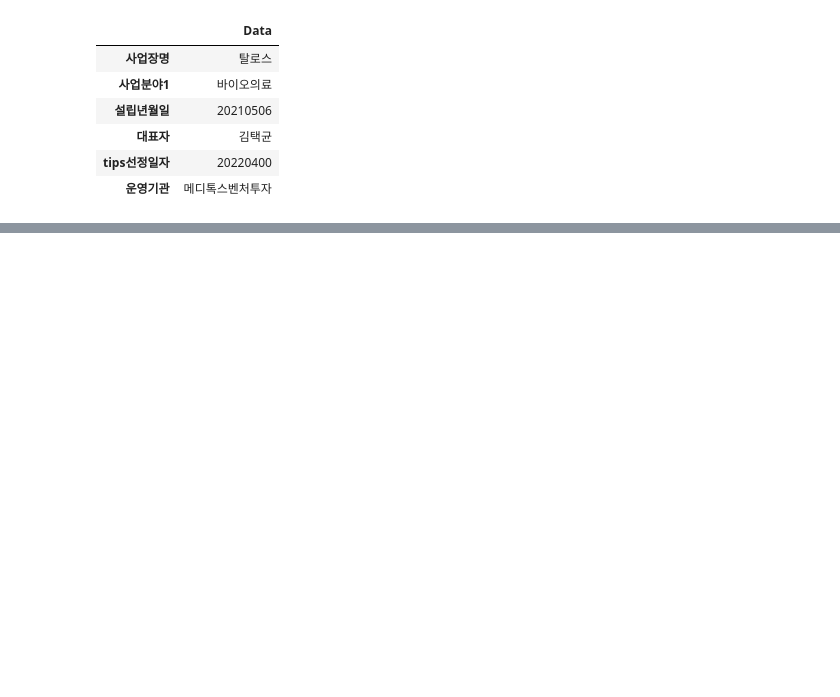
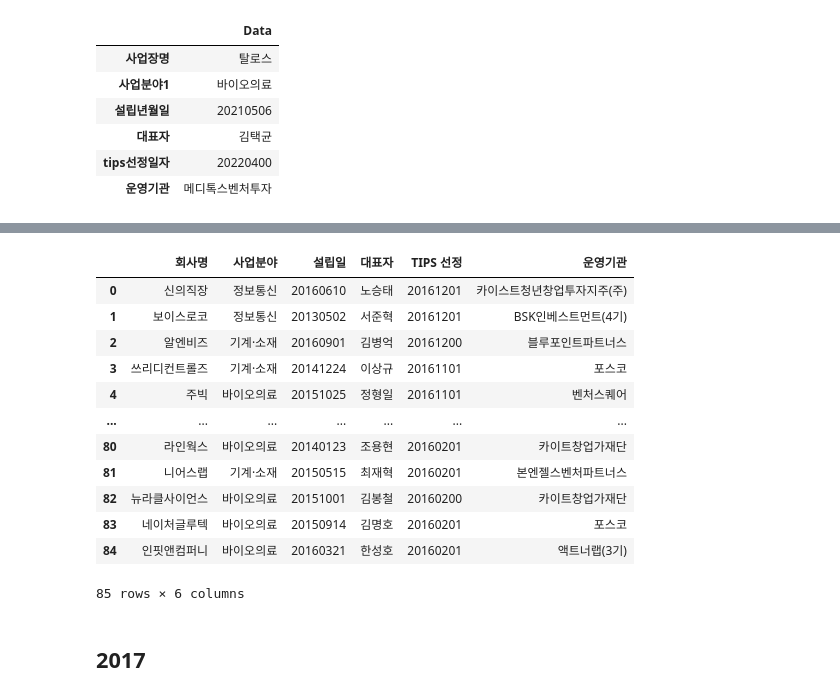
Before and after one commit to joony0512/HTML_CSS, a Jupyter notebook: 페이지크롤링_정보추출.ipynb, the cells around one changed output, grey strips where cells are left out. Cells and saved outputs as stored; diff of their text form; code cells hidden in the pictures; blank space fills up the shorter version.

```diff
--- a/페이지크롤링_정보추출.ipynb
+++ b/페이지크롤링_정보추출.ipynb
@@ -173,0 +776,18 @@ print(df.shape)
+# %%
+df4
+# %% [output]
+|  | 회사명 | 사업분야 | 설립일 | 대표자 | TIPS 선정 | 운영기관 |
+| 0 | 신의직장 | 정보통신 | 20160610 | 노승태 | 20161201 | 카이스트청년창업투자지주(주) |
+| 1 | 보이스로코 | 정보통신 | 20130502 | 서준혁 | 20161201 | BSK인베스트먼트(4기) |
+| 2 | 알엔비즈 | 기계·소재 | 20160901 | 김병억 | 20161200 | 블루포인트파트너스 |
+| 3 | 쓰리디컨트롤즈 | 기계·소재 | 20141224 | 이상규 | 20161101 | 포스코 |
+| 4 | 주빅 | 바이오의료 | 20151025 | 정형일 | 20161101 | 벤처스퀘어 |
+| ... | ... | ... | ... | ... | ... | ... |
+| 80 | 라인웍스 | 바이오의료 | 20140123 | 조용현 | 20160201 | 카이트창업가재단 |
+| 81 | 니어스랩 | 기계·소재 | 20150515 | 최재혁 | 20160201 | 본엔젤스벤처파트너스 |
+| 82 | 뉴라클사이언스 | 바이오의료 | 20151001 | 김봉철 | 20160200 | 카이트창업가재단 |
+| 83 | 네이처글루텍 | 바이오의료 | 20150914 | 김명호 | 20160201 | 포스코 |
+| 84 | 인핏앤컴퍼니 | 바이오의료 | 20160321 | 한성호 | 20160201 | 액트너랩(3기) |
+85 rows × 6 columns
+# %% [markdown]
+## 2017
```
Also changed, not shown: parts of 47 cells of this notebook.
